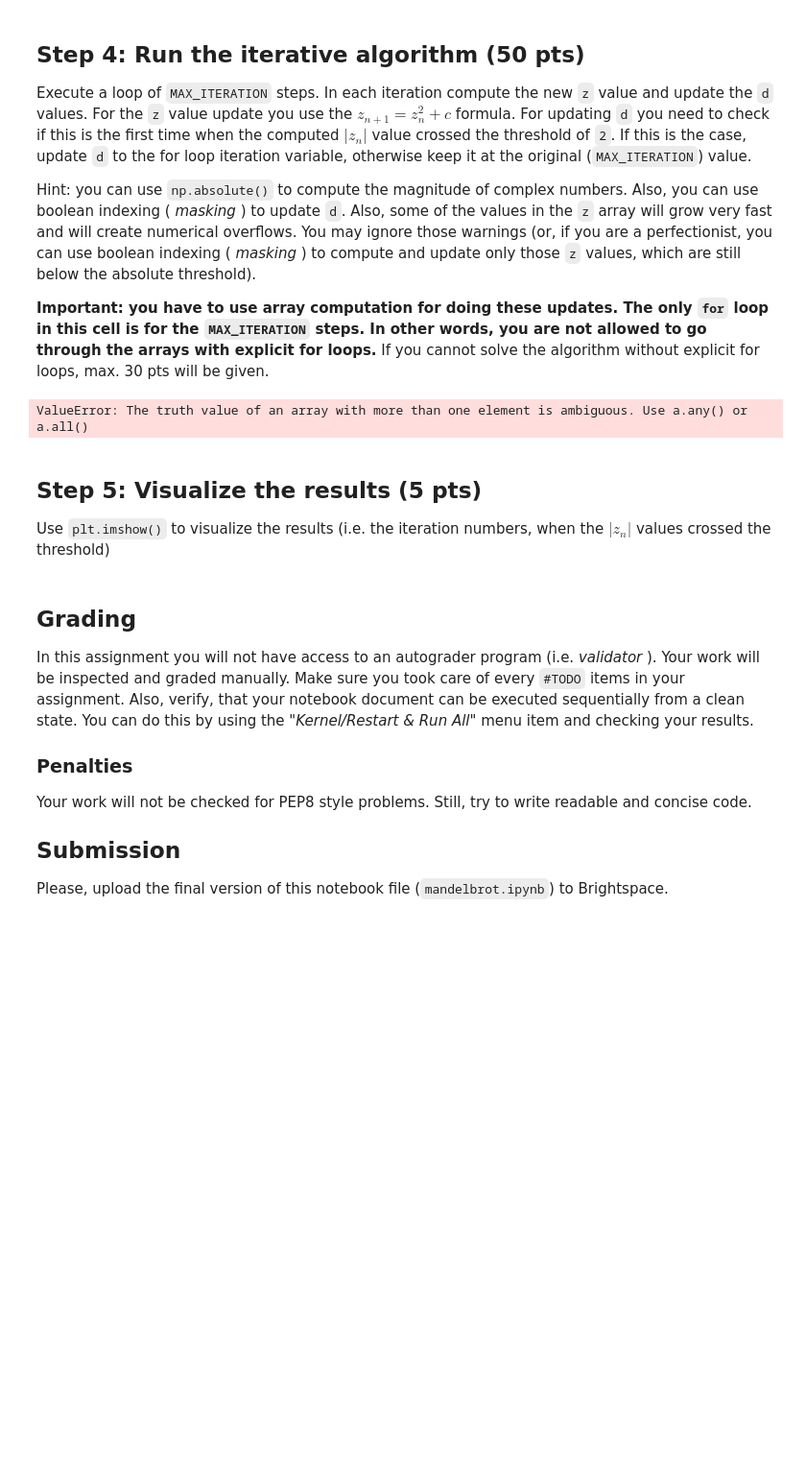
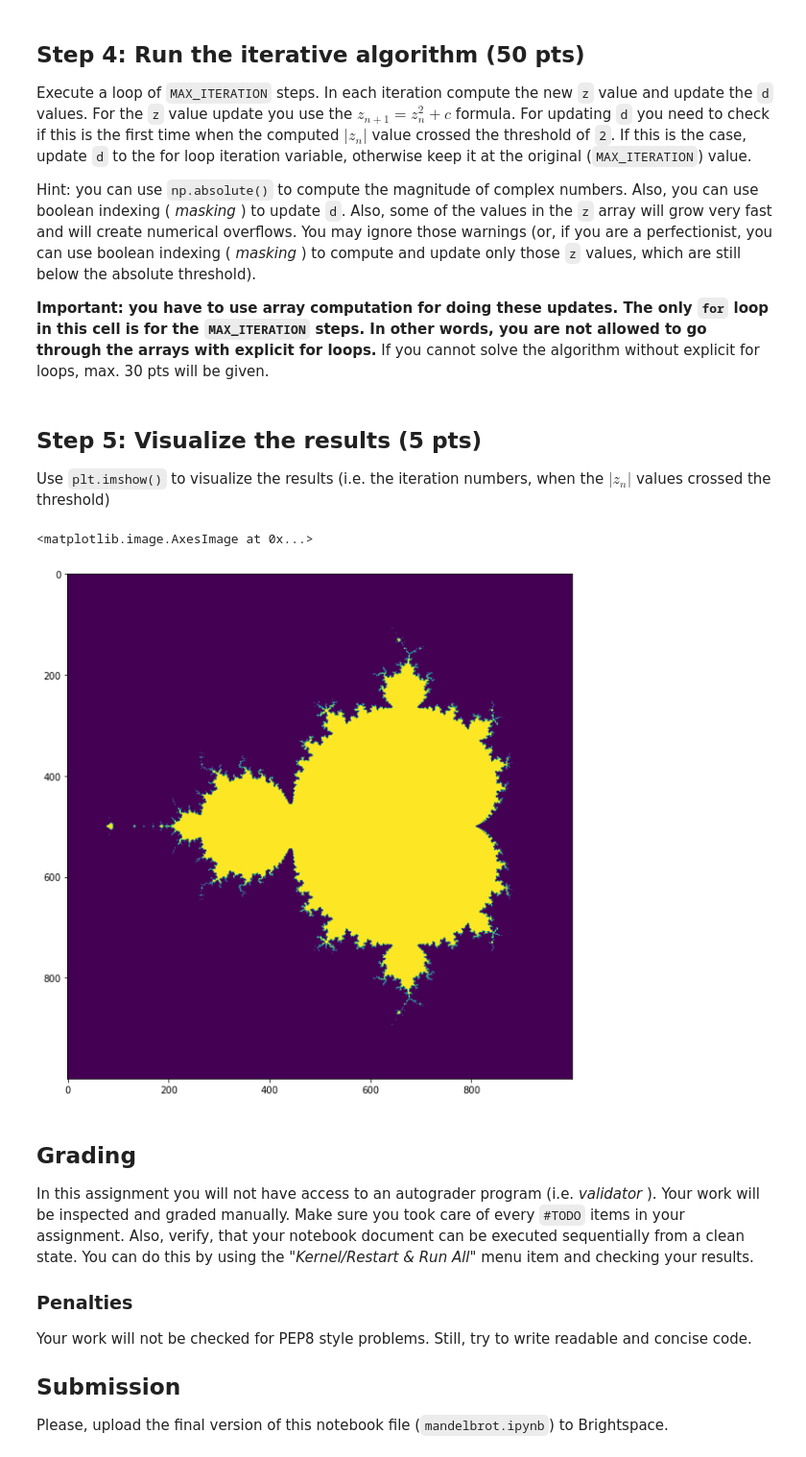
Before and after one commit to kdmalc/data-structs-algos, a Jupyter notebook: CS2204/CS_HW12/mandelbrot.ipynb, the cells around one changed output. Shown at 96% size. Saved outputs shown, nothing was run; the diff lists cells and outputs as text; code cells hidden in the pictures; blank space fills up the shorter version.

```diff
--- a/CS2204/CS_HW12/mandelbrot.ipynb
+++ b/CS2204/CS_HW12/mandelbrot.ipynb
@@ -78,7 +78,7 @@ x + y
 Obviously, you may want to use `linspace` instead of `arange` and complex/imaginary numbers (instead of the 100 scaling), but this should give you some ideas on how to leverage the broadcasting rules to create a 2D grid.
 # %%
 RES_X, RES_Y = 1000, 1000
-MAX_ITERATION = 20
+MAX_ITERATION = 25
 c_topleft = -2+1.4j
 c_bottomright = 0.8-1.4j
 
@@ -110,21 +125,27 @@ Execute a loop of `MAX_ITERATION` steps. In each iteration compute the new `z` v
 Hint: you can use `np.absolute()` to compute the magnitude of complex numbers. Also, you can use boolean indexing ( _masking_ ) to update `d`. Also, some of the values in the `z` array will grow very fast and will create numerical overflows. You may ignore those warnings (or, if you are a perfectionist, you can use boolean indexing ( _masking_ ) to compute and update only those `z` values, which are still below the absolute threshold).
 
 **Important: you have to use array computation for doing these updates. The only `for` loop in this cell is for the `MAX_ITERATION` steps. In other words, you are not allowed to go through the arrays with explicit for loops.** If you cannot solve the algorithm without explicit for loops, max. 30 pts will be given.
-# %%
-#TODO
-
-first_pass = True
-
-for i in range(MAX_ITERATION):
-    if i == 0:
-        pass
-    else:
-        z[:, i] = z[:,i-1]**2 + c[:, i-1]
-        if np.absolute(z[:, i]) > 2 and first_pass is True:
-            d[:, i] = i
-            first_pass = False
-# %% [output]
-ValueError: The truth value of an array with more than one element is ambiguous. Use a.any() or a.all()
+# %%
+for i in range(MAX_ITERATION):
+    # Boolean mask of where z is less than 2
+    index = np.abs(z) <= 2
+
+    # Increment the value of d where the condition was met
+    d[index] = d[index] + 1
+
+    # Update z based on the current (at this point, previous) z and c arrays
+    # Note that c is constant, but we constantly change the z array to
+    # simulate stepping forward in time (e.g. zn+1) w/o a 2nd for loop
+    z = z**2 + c
+    # Note that as this progresses, less and less indexes are included in
+    # the index array but the sum of the d array grows
+
+# My equivalent of implementing a first pass:
+# the elements that are equal to max iterations
+# therefore must have been incremented every iteration
+# This was the goal of first pass, to convert the image to a binary form
+# Without this line, you get a gradient, although the set is still clear
+d = (d == MAX_ITERATION).astype(int)
 # %% [markdown]
 ## Step 5: Visualize the results (5 pts)
 
@@ -135,3 +153,11 @@ plt.figure(figsize=(10, 10))
+# %%
+plt.figure(figsize=(10, 10))
+plt.imshow(d)
+# Yellow is the Mandelbrot set, where d=MAX_ITERATION
+# Can increase resolution by raising MAX_ITERATION
+# %% [output]
+<matplotlib.image.AxesImage at 0x...>
+[figure, added]
 # %% [markdown]
 ## Grading
 
```
Also changed, not shown: parts of 4 cells of this notebook.
